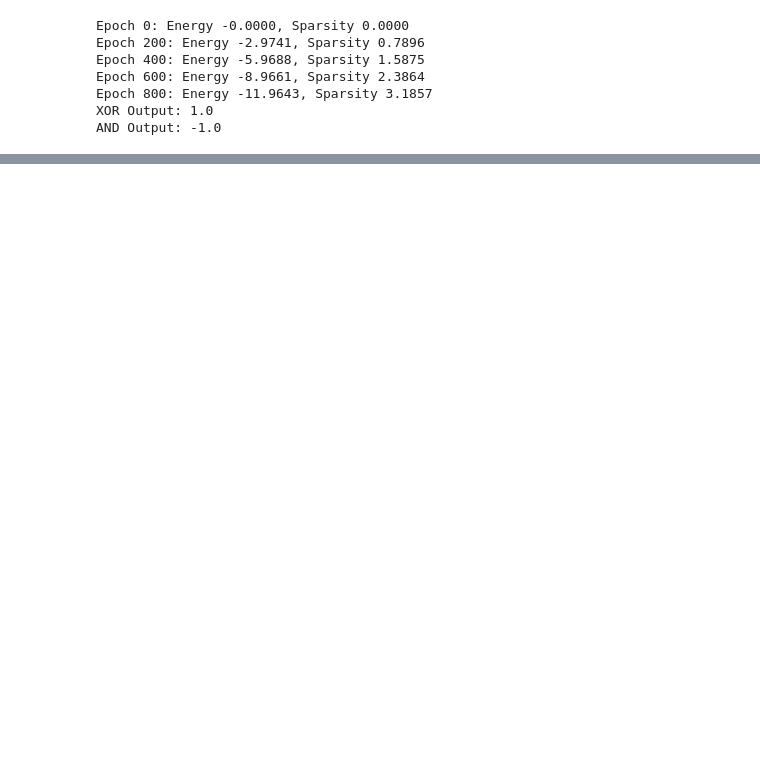
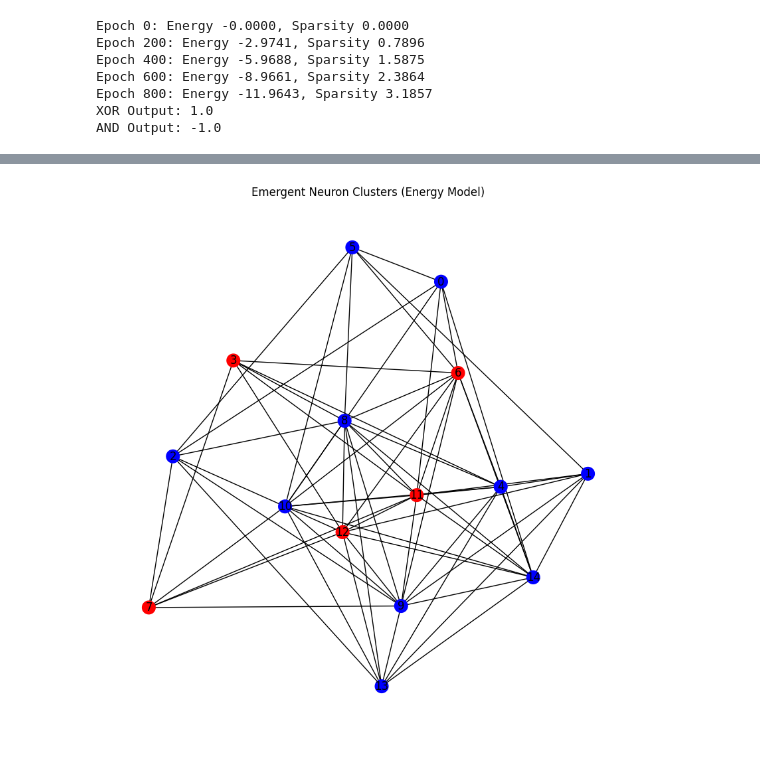
Before and after one commit to lburtle/neuralcluster, a Jupyter notebook: energynet.ipynb, the cells around one changed output, grey strips where cells are left out. Cells and saved outputs as stored; diff of their text form; code cells hidden in the pictures; blank space fills up the shorter version.

Commit message:
Improved cluster representations

```diff
--- a/energynet.ipynb
+++ b/energynet.ipynb
@@ -96,0 +204,84 @@ AND Output: -1.0
+# %%
+from networkx.algorithms.community import modularity
+from kneed import KneeLocator
+
+def find_best_k(model, input_neurons, input_values, output_neurons, min_k=10, max_k=100, step=5, max_components=4):
+    k_values = []
+    mod_values = []
+    for k in range(min_k, max_k + 1, step):
+        G = get_energy_graph(model, k=k)
+        components = nx.number_connected_components(G)
+        communities = greedy_modularity_communities(G, weight='weight')
+        current_mod = modularity(G, communities, weight='weight')
+        if components <= max_components:  # Filter for connectedness
+            k_values.append(k)
+            mod_values.append(current_mod)
+            print(f"k={k}: Modularity={current_mod:.4f}, Components={components}")
+
+    if not k_values:
+        print("No valid k found; try increasing max_components")
+        return min_k
+
+    # Find elbow (knee) in modularity curve
+    kneedle = KneeLocator(k_values, mod_values, curve="convex", direction="decreasing")
+    best_k = kneedle.knee if kneedle.knee else k_values[np.argmax(mod_values)]
+    print(f"Best balanced k: {best_k} (modularity={max(mod_values):.4f})")
+    return best_k
+
+best_k = find_best_k(model, xor_in_neurons, xor_inputs, xor_out_neurons)
+
+
+G = get_energy_graph(model, k=best_k)
+pos = nx.spring_layout(G, seed=42)
+communities = greedy_modularity_communities(G, weight='weight')
+partition = {}
+for cluster_id, comm in enumerate(communities):
+    for node in comm:
+        partition[node] = cluster_id
+print("Detected clusters:", partition)
+
+plt.figure(figsize=(8, 8))
+colors = {0: 'blue', 1: 'red', 2: 'green', 3: 'gray', 4: 'purple', 5: 'orange'}
+node_colors = [colors.get(partition.get(i, 0), 'gray') for i in G.nodes()]
+nx.draw(G, pos, node_color=node_colors, node_size=200, with_labels=True)
+plt.title("Emergent Neuron Clusters (Energy Model)")
+plt.show()
+
+import plotly.graph_objects as go
+
+def visualize_3d(G, pos, partition):
+    # Generate 3D positions (use spring_layout with dim=3 or random)
+    pos_3d = nx.spring_layout(G, dim=3, seed=42)
+
+    # Edge traces
+    edge_x, edge_y, edge_z = [], [], []
+    for edge in G.edges():
+        x0, y0, z0 = pos_3d[edge[0]]
+        x1, y1, z1 = pos_3d[edge[1]]
+        edge_x += [x0, x1, None]
+        edge_y += [y0, y1, None]
+        edge_z += [z0, z1, None]
+
+    edge_trace = go.Scatter3d(x=edge_x, y=edge_y, z=edge_z, mode='lines', line=dict(width=2, color='gray'), hoverinfo='none')
+
+    # Node traces
+    node_x, node_y, node_z = [], [], []
+    node_colors = []
+    colors = {0: 'blue', 1: 'red', 2: 'green', 3: 'gray', 4: 'purple', 5: 'orange'}
+    for node in G.nodes():
+        x, y, z = pos_3d[node]
+        node_x.append(x)
+        node_y.append(y)
+        node_z.append(z)
+        node_colors.append(colors.get(partition.get(node, 0), 'gray'))
+
+    node_trace = go.Scatter3d(x=node_x, y=node_y, z=node_z, mode='markers+text', marker=dict(size=10, color=node_colors, opacity=0.8),
+                              text=list(G.nodes()), hoverinfo='text')
+
+    fig = go.Figure(data=[edge_trace, node_trace], layout=go.Layout(title='3D Emergent Neuron Clusters', scene=dict(xaxis_title='X', yaxis_title='Y', zaxis_title='Z')))
+    fig.show()
+
+
+# Use the visualize_3d function from earlier for 3D
+visualize_3d(G, pos, partition)
+# %% [output]
@@ -96,0 +308 @@ AND Output: -1.0
+[figure, added]
```
Also changed, not shown: parts of 3 cells of this notebook.
